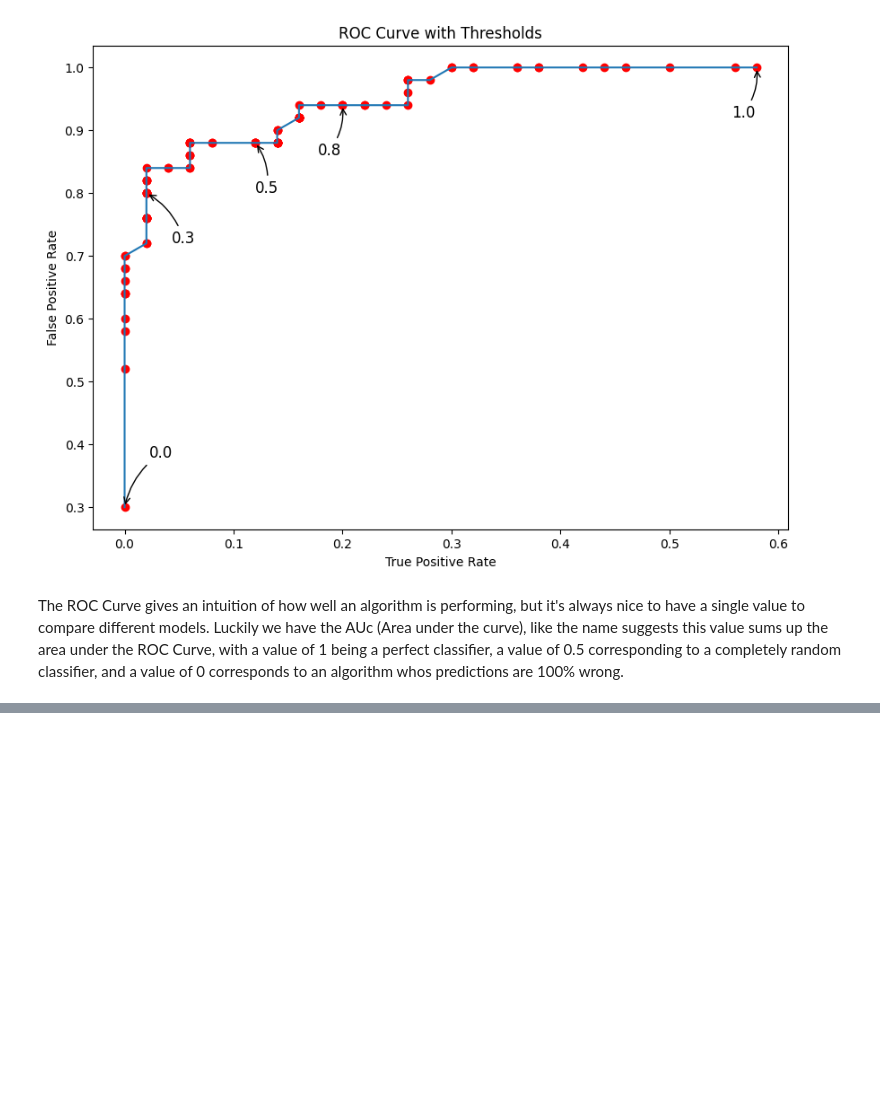
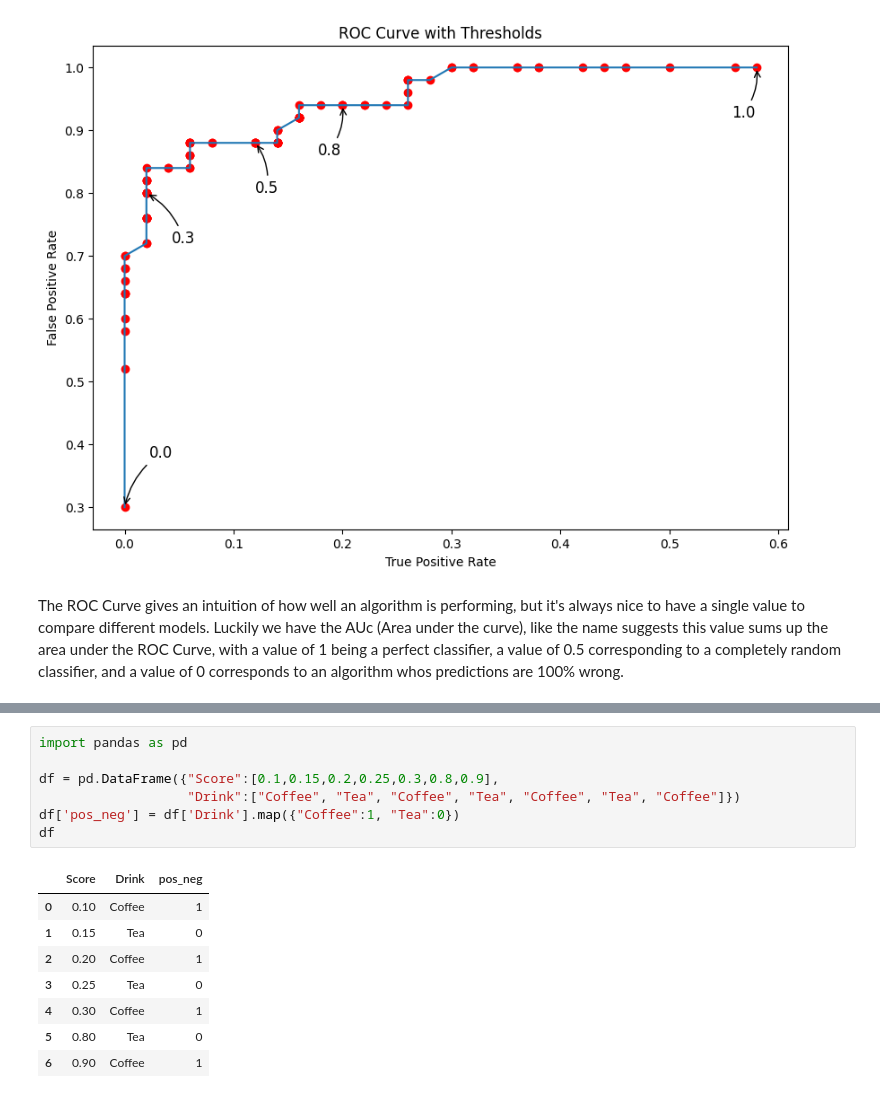
Before and after one commit to jmoro0408/ML_Fundamentals, a Jupyter notebook: ROC_AUC.ipynb, the cells around one changed output, grey strips where cells are left out. Saved outputs shown, nothing was run; the diff lists cells and outputs as text; blank space fills up the shorter version.

```diff
--- a/ROC_AUC.ipynb
+++ b/ROC_AUC.ipynb
@@ -150,0 +191,16 @@ The ROC Curve gives an intuition of how well an algorithm is performing, but it'
+# %%
+import pandas as pd
+
+df = pd.DataFrame({"Score":[0.1,0.15,0.2,0.25,0.3,0.8,0.9],
+                   "Drink":["Coffee", "Tea", "Coffee", "Tea", "Coffee", "Tea", "Coffee"]})
+df['pos_neg'] = df['Drink'].map({"Coffee":1, "Tea":0})
+df
+# %% [output]
+|  | Score | Drink | pos_neg |
+| 0 | 0.10 | Coffee | 1 |
+| 1 | 0.15 | Tea | 0 |
+| 2 | 0.20 | Coffee | 1 |
+| 3 | 0.25 | Tea | 0 |
+| 4 | 0.30 | Coffee | 1 |
+| 5 | 0.80 | Tea | 0 |
+| 6 | 0.90 | Coffee | 1 |
```
Also changed, not shown: parts of 4 cells of this notebook.
